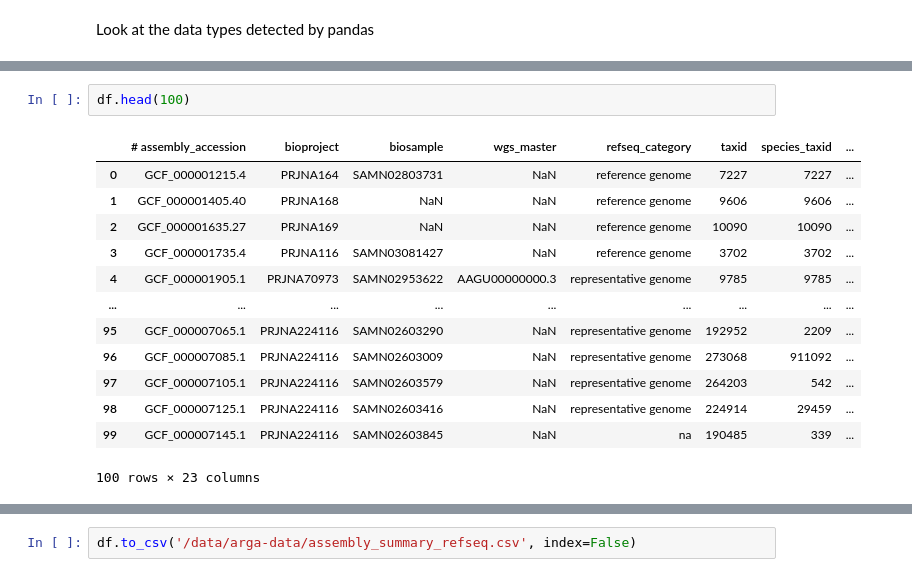
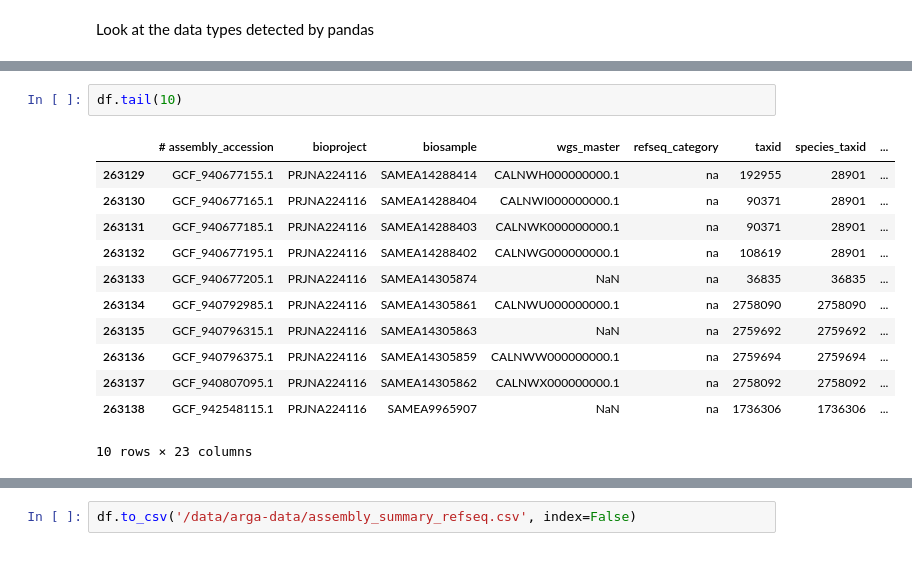
Before and after one commit to AtlasOfLivingAustralia/arga-issues, a Jupyter notebook: jupyter/notebooks/NCBI-refseq.ipynb, the cells around one changed output, grey strips where cells are left out. Drawn from its saved outputs; the diff is of its cells as text.

```diff
--- a/jupyter/notebooks/NCBI-refseq.ipynb
+++ b/jupyter/notebooks/NCBI-refseq.ipynb
@@ -30,19 +31,18 @@ memory usage: 45.9+ MB
-# %%
-df.head(100)
-# %% [output]
-|  | # assembly_accession | bioproject | biosample | wgs_master | refseq_category | taxid | species_taxid | ... |
-| 0 | GCF_000001215.4 | PRJNA164 | SAMN02803731 | NaN | reference genome | 7227 | 7227 | ... |
-| 1 | GCF_000001405.40 | PRJNA168 | NaN | NaN | reference genome | 9606 | 9606 | ... |
-| 2 | GCF_000001635.27 | PRJNA169 | NaN | NaN | reference genome | 10090 | 10090 | ... |
-| 3 | GCF_000001735.4 | PRJNA116 | SAMN03081427 | NaN | reference genome | 3702 | 3702 | ... |
-| 4 | GCF_000001905.1 | PRJNA70973 | SAMN02953622 | AAGU00000000.3 | representative genome | 9785 | 9785 | ... |
-| ... | ... | ... | ... | ... | ... | ... | ... | ... |
-| 95 | GCF_000007065.1 | PRJNA224116 | SAMN02603290 | NaN | representative genome | 192952 | 2209 | ... |
-| 96 | GCF_000007085.1 | PRJNA224116 | SAMN02603009 | NaN | representative genome | 273068 | 911092 | ... |
-| 97 | GCF_000007105.1 | PRJNA224116 | SAMN02603579 | NaN | representative genome | 264203 | 542 | ... |
-| 98 | GCF_000007125.1 | PRJNA224116 | SAMN02603416 | NaN | representative genome | 224914 | 29459 | ... |
-| 99 | GCF_000007145.1 | PRJNA224116 | SAMN02603845 | NaN | na | 190485 | 339 | ... |
-100 rows × 23 columns
+# %%
+df.tail(10)
+# %% [output]
+|  | # assembly_accession | bioproject | biosample | wgs_master | refseq_category | taxid | species_taxid | ... |
+| 263129 | GCF_940677155.1 | PRJNA224116 | SAMEA14288414 | CALNWH000000000.1 | na | 192955 | 28901 | ... |
+| 263130 | GCF_940677165.1 | PRJNA224116 | SAMEA14288404 | CALNWI000000000.1 | na | 90371 | 28901 | ... |
+| 263131 | GCF_940677185.1 | PRJNA224116 | SAMEA14288403 | CALNWK000000000.1 | na | 90371 | 28901 | ... |
+| 263132 | GCF_940677195.1 | PRJNA224116 | SAMEA14288402 | CALNWG000000000.1 | na | 108619 | 28901 | ... |
+| 263133 | GCF_940677205.1 | PRJNA224116 | SAMEA14305874 | NaN | na | 36835 | 36835 | ... |
+| 263134 | GCF_940792985.1 | PRJNA224116 | SAMEA14305861 | CALNWU000000000.1 | na | 2758090 | 2758090 | ... |
+| 263135 | GCF_940796315.1 | PRJNA224116 | SAMEA14305863 | NaN | na | 2759692 | 2759692 | ... |
+| 263136 | GCF_940796375.1 | PRJNA224116 | SAMEA14305859 | CALNWW000000000.1 | na | 2759694 | 2759694 | ... |
+| 263137 | GCF_940807095.1 | PRJNA224116 | SAMEA14305862 | CALNWX000000000.1 | na | 2758092 | 2758092 | ... |
+| 263138 | GCF_942548115.1 | PRJNA224116 | SAMEA9965907 | NaN | na | 1736306 | 1736306 | ... |
+10 rows × 23 columns
 # %% [markdown]
 ## Field mappings
 
```
Also changed, not shown: parts of 14 cells of this notebook, 4 other files.
